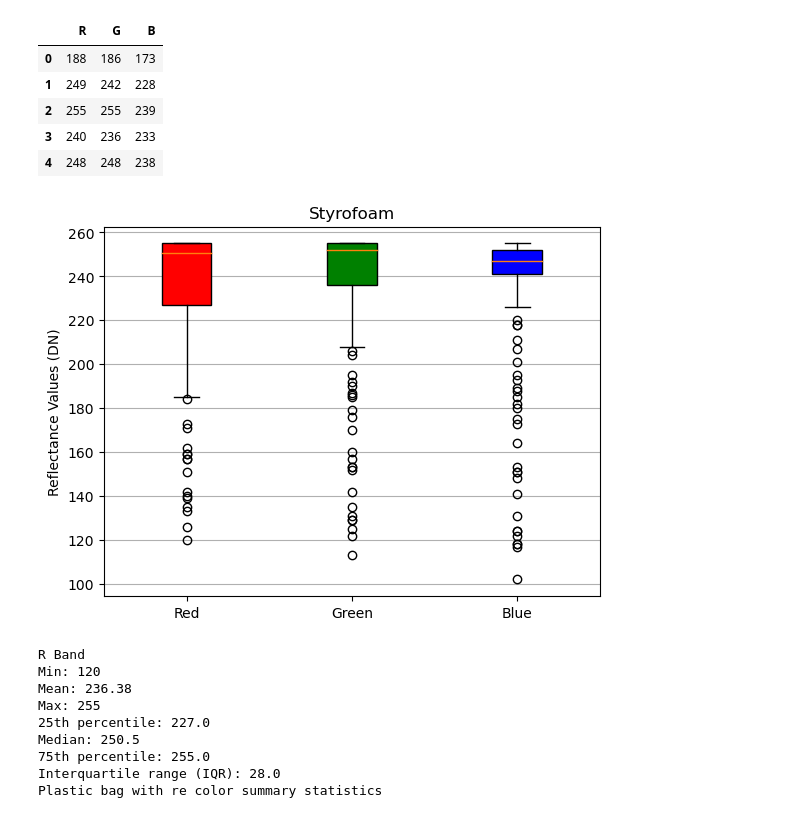
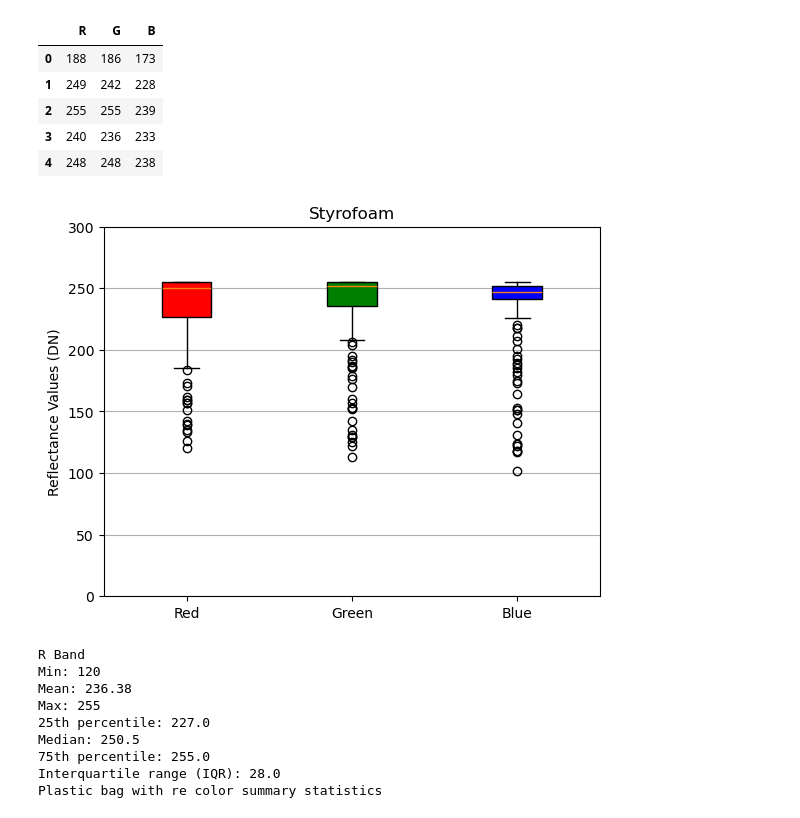
Before and after one commit to madeoka/BoxPlot, a Jupyter notebook: Boxplot_Styrofoam.ipynb, the cells around one changed output. Saved outputs shown, nothing was run; the diff lists cells and outputs as text; code cells hidden in the pictures.

```diff
--- a/Boxplot_Styrofoam.ipynb
+++ b/Boxplot_Styrofoam.ipynb
@@ -32,23 +32,28 @@ labels = ['Red', 'Green', 'Blue']
 # %%
 #---Styrofoam---
 
 fig, ax = plt.subplots()
 # rectangular box plot
 bplot = ax.boxplot(H_df, patch_artist=True, labels=labels)
 ax.set_title('Styrofoam')
 
 # fill with colors
 colors = ['red', 'green', 'blue']
 for patch, color in zip(bplot['boxes'], colors):
     patch.set_facecolor(color)
 
 # adding horizontal grid lines
 ax.yaxis.grid(True)
 #ax.set_xlabel('Three separate samples')
 ax.set_ylabel('Reflectance Values (DN)')
+ymin = 0
+ymax = 300
+ax = plt.gca()
+#ax.set_xlim([xmin, xmax])
+ax.set_ylim([ymin, ymax])
 
 plt.show()
 # %% [output]
-[figure, old version]
+[figure, new version]
 # %%
 def get_summary_statistics(H_df):
```
Also changed, not shown: parts of 1 cell of this notebook.
